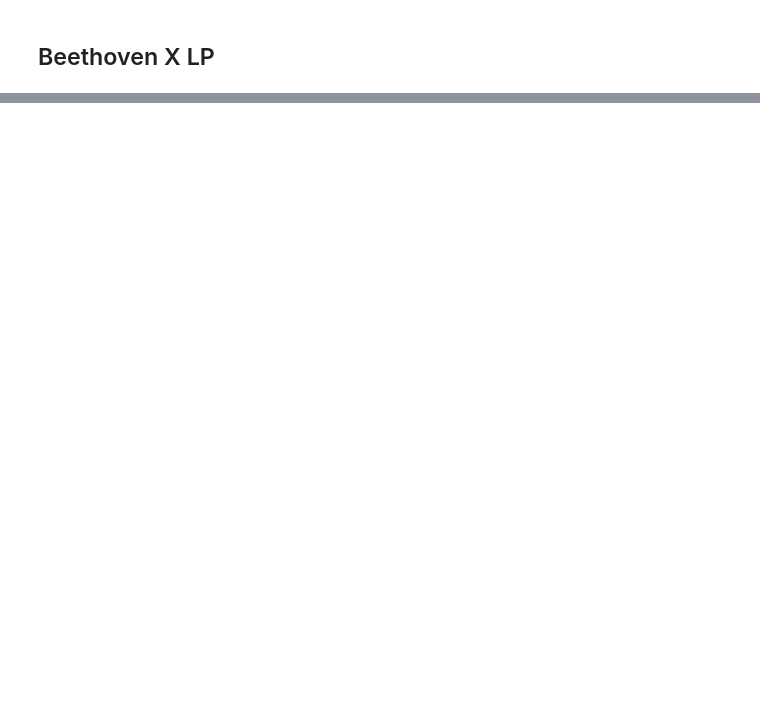
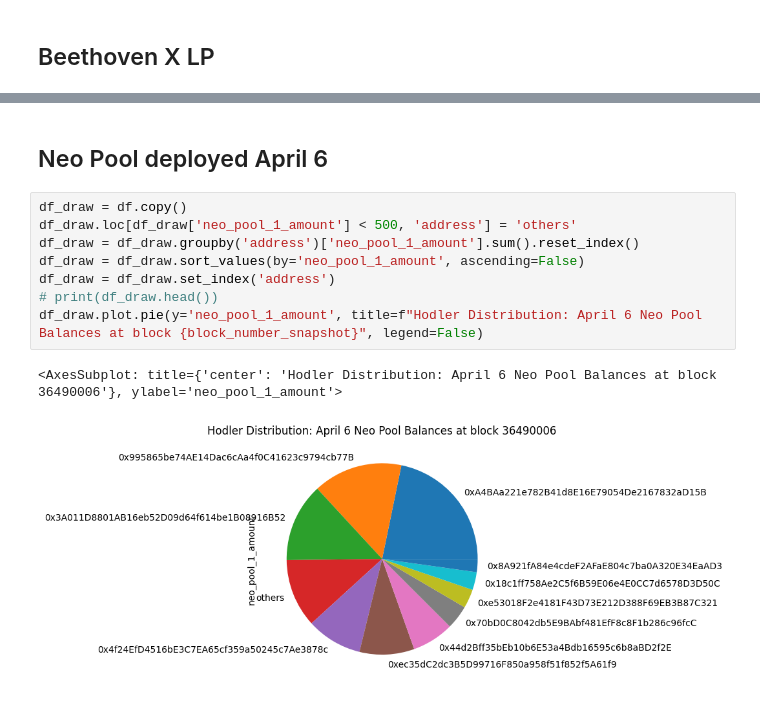
Before and after one commit to 0xidm/ms-reports, a Jupyter notebook: pills-archival.ipynb, the cells around one changed output, grey strips where cells are left out. Cells and saved outputs as stored; diff of their text form; blank space fills up the shorter version.

```diff
--- a/pills-archival.ipynb
+++ b/pills-archival.ipynb
@@ -238,0 +315,13 @@ Balances: [216009.18084645565, 13542.645867063333]
+# %% [markdown]
+## Neo Pool deployed April 6
+# %%
+df_draw = df.copy()
+df_draw.loc[df_draw['neo_pool_1_amount'] < 500, 'address'] = 'others'
+df_draw = df_draw.groupby('address')['neo_pool_1_amount'].sum().reset_index()
+df_draw = df_draw.sort_values(by='neo_pool_1_amount', ascending=False)
+df_draw = df_draw.set_index('address')
+# print(df_draw.head())
+df_draw.plot.pie(y='neo_pool_1_amount', title=f"Hodler Distribution: April 6 Neo Pool Balances at block {block_number_snapshot}", legend=False)
+# %% [output]
+<AxesSubplot: title={'center': 'Hodler Distribution: April 6 Neo Pool Balances at block 36490006'}, ylabel='neo_pool_1_amount'>
+[figure, added]
```
Also changed, not shown: parts of 15 cells of this notebook.
